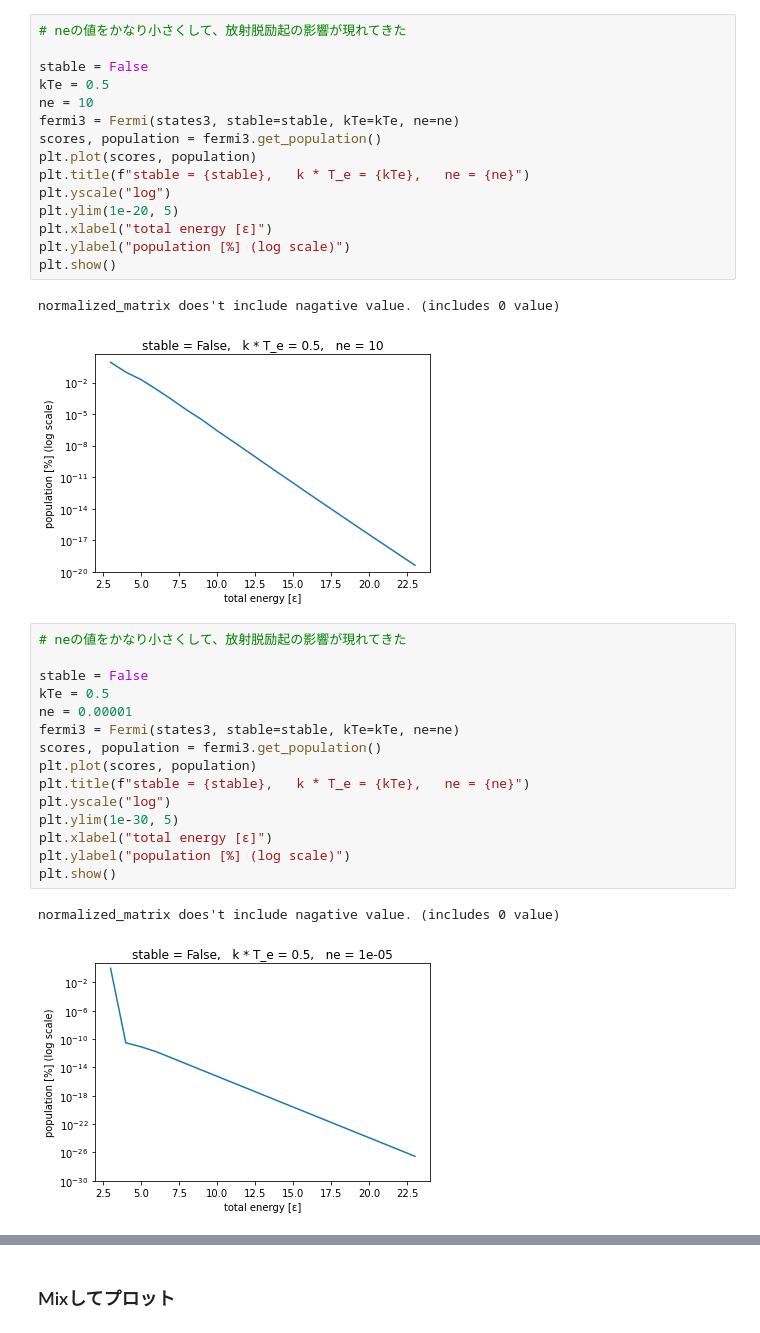
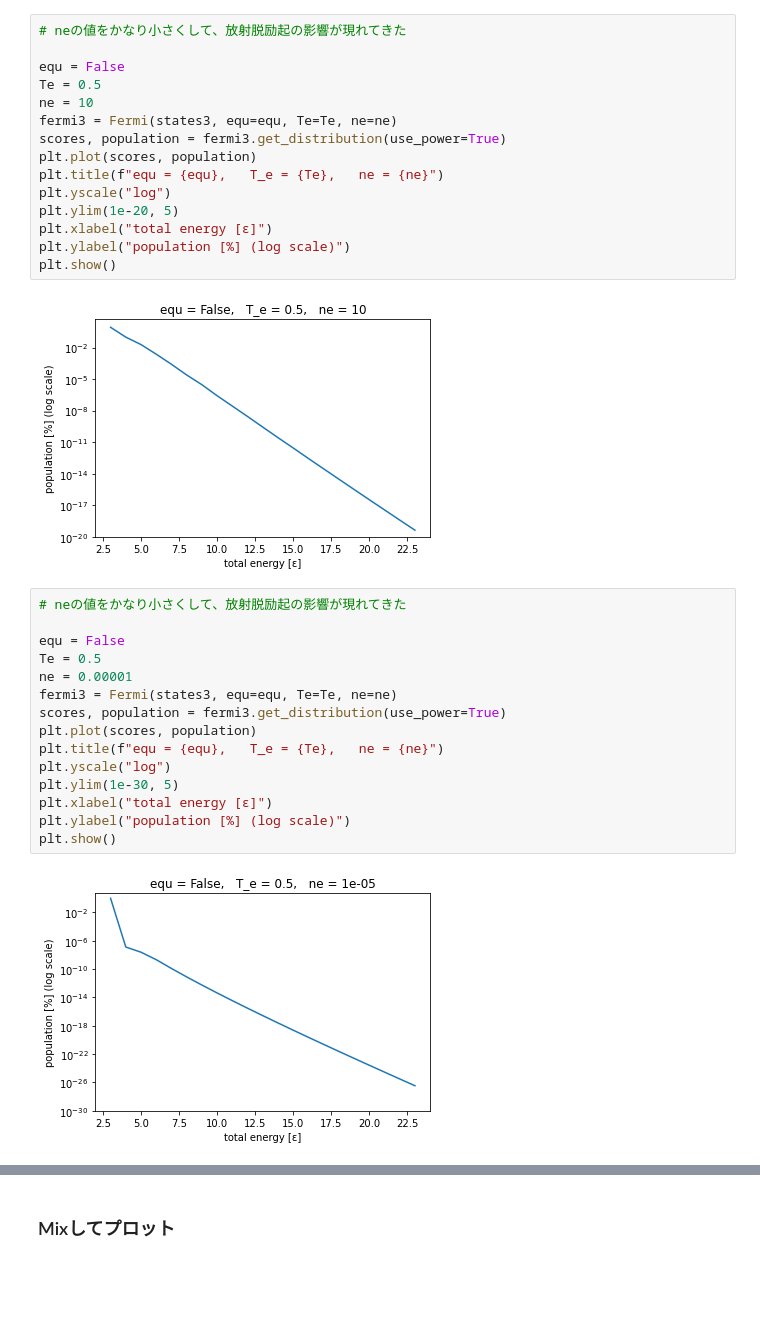
Before and after one commit to GenkiK/fermi2, a Jupyter notebook: 20210329/fermi.ipynb, the cells around one changed output, grey strips where cells are left out. Saved outputs shown, nothing was run; the diff lists cells and outputs as text; blank space fills up the shorter version.

Commit message:
modify fermi_model and add sympy in poetry

```diff
--- a/20210329/fermi.ipynb
+++ b/20210329/fermi.ipynb
@@ -202,36 +40,34 @@ normalized_matrix does't include nagative value. (includes 0 value)
 # %%
 # neの値をかなり小さくして、放射脱励起の影響が現れてきた
 
-stable = False
-kTe = 0.5
+equ = False
+Te = 0.5
 ne = 10
-fermi3 = Fermi(states3, stable=stable, kTe=kTe, ne=ne)
-scores, population = fermi3.get_population()
+fermi3 = Fermi(states3, equ=equ, Te=Te, ne=ne)
+scores, population = fermi3.get_distribution(use_power=True)
 plt.plot(scores, population)
-plt.title(f"stable = {stable},   k * T_e = {kTe},   ne = {ne}")
+plt.title(f"equ = {equ},   T_e = {Te},   ne = {ne}")
 plt.yscale("log")
 plt.ylim(1e-20, 5)
 plt.xlabel("total energy [ε]")
 plt.ylabel("population [%] (log scale)")
 plt.show()
 # %% [output]
-normalized_matrix does't include nagative value. (includes 0 value)
-[figure, old version]
+[figure, new version]
 # %%
 # neの値をかなり小さくして、放射脱励起の影響が現れてきた
 
-stable = False
-kTe = 0.5
+equ = False
+Te = 0.5
 ne = 0.00001
-fermi3 = Fermi(states3, stable=stable, kTe=kTe, ne=ne)
-scores, population = fermi3.get_population()
+fermi3 = Fermi(states3, equ=equ, Te=Te, ne=ne)
+scores, population = fermi3.get_distribution(use_power=True)
 plt.plot(scores, population)
-plt.title(f"stable = {stable},   k * T_e = {kTe},   ne = {ne}")
+plt.title(f"equ = {equ},   T_e = {Te},   ne = {ne}")
 plt.yscale("log")
 plt.ylim(1e-30, 5)
 plt.xlabel("total energy [ε]")
 plt.ylabel("population [%] (log scale)")
 plt.show()
 # %% [output]
-normalized_matrix does't include nagative value. (includes 0 value)
-[figure, old version]
+[figure, new version]
```
Also changed, not shown: parts of 70 cells of this notebook, 3 other files.
